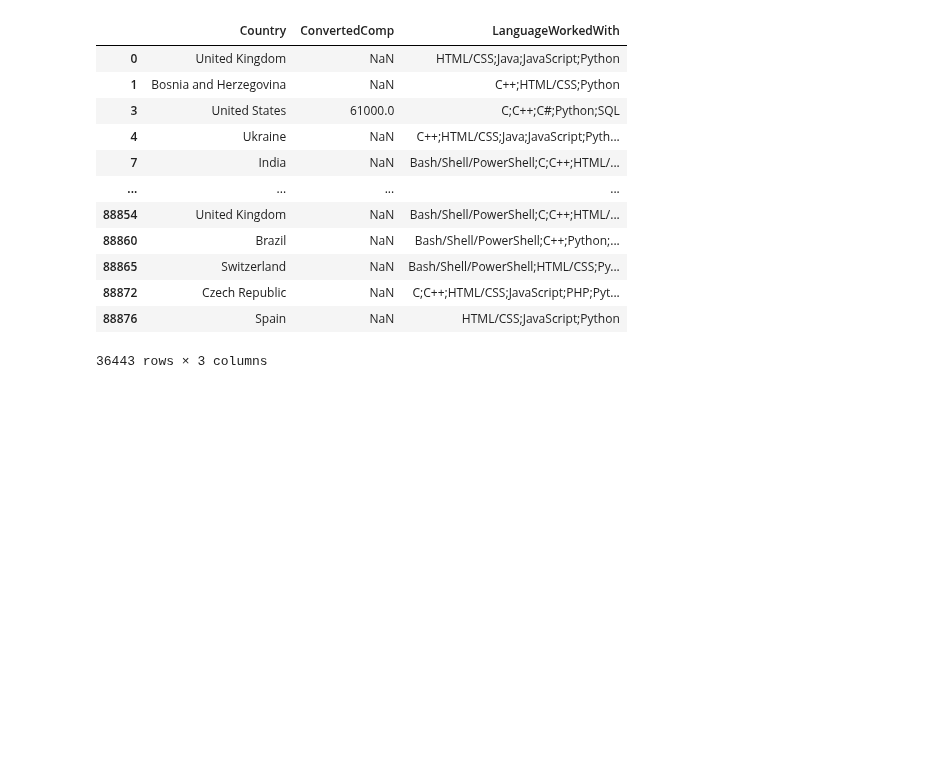
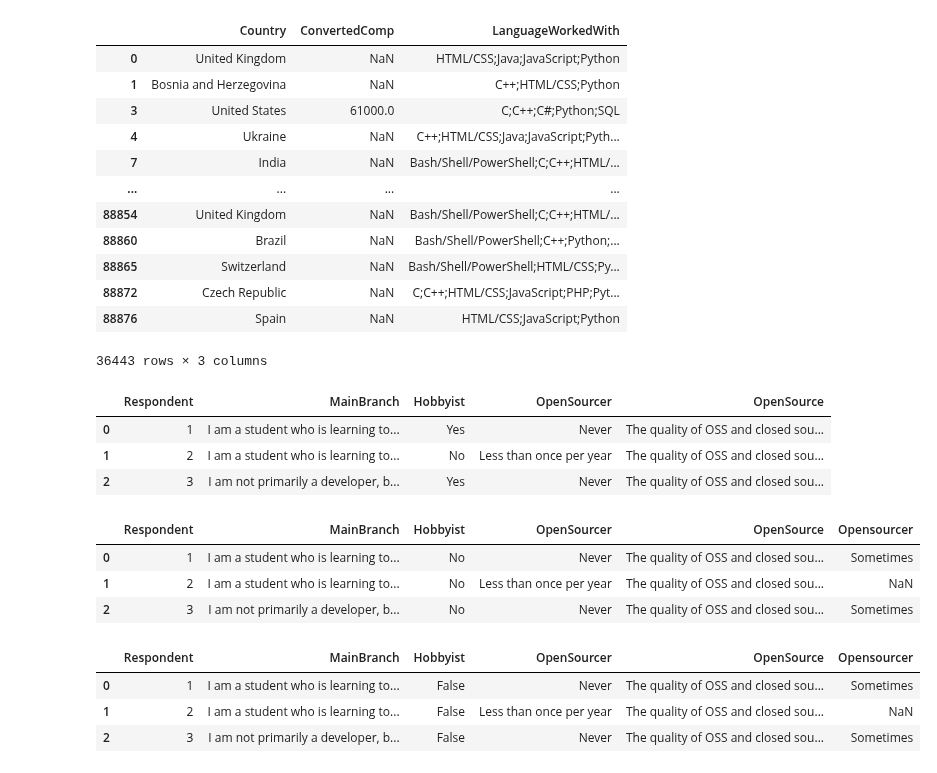
Before and after one commit to Raghav087/Python, a Jupyter notebook: pandas.ipynb, the cells around one changed output. Drawn from its saved outputs; the diff is of its cells as text; code cells hidden in the pictures; blank space fills up the shorter version.

```diff
--- a/pandas.ipynb
+++ b/pandas.ipynb
@@ -429,3 +481,30 @@ df.loc[filt,['Country','ConvertedComp','LanguageWorkedWith']]
 | 88872 | Czech Republic | NaN | C;C++;HTML/CSS;JavaScript;PHP;Pyt... |
 | 88876 | Spain | NaN | HTML/CSS;JavaScript;Python |
 36443 rows × 3 columns
+# %%
+df1=df.iloc[:,:5]
+df1.head(3)
+# %% [output]
+|  | Respondent | MainBranch | Hobbyist | OpenSourcer | OpenSource |
+| 0 | 1 | I am a student who is learning to... | Yes | Never | The quality of OSS and closed sou... |
+| 1 | 2 | I am a student who is learning to... | No | Less than once per year | The quality of OSS and closed sou... |
+| 2 | 3 | I am not primarily a developer, b... | Yes | Never | The quality of OSS and closed sou... |
+# %%
+#Replacing values in multiple columns with new values.
+filt=(df1['Hobbyist']=='Yes') & (df1['OpenSourcer']=='Never')
+df1.loc[filt,['Hobbyist','Opensourcer']]=['No','Sometimes']
+df1.head(3)
+# %% [output]
+|  | Respondent | MainBranch | Hobbyist | OpenSourcer | OpenSource | Opensourcer |
+| 0 | 1 | I am a student who is learning to... | No | Never | The quality of OSS and closed sou... | Sometimes |
+| 1 | 2 | I am a student who is learning to... | No | Less than once per year | The quality of OSS and closed sou... | NaN |
+| 2 | 3 | I am not primarily a developer, b... | No | Never | The quality of OSS and closed sou... | Sometimes |
+# %%
+df1['Hobbyist']=df1['Hobbyist'].replace({'Yes':True,'No':False})
+df1.head(3) #The 'replace' function can be used to replace values in one column with new values.
+#For replacing values across multiple columns, the indexing method with 'loc' function is better.
+# %% [output]
+|  | Respondent | MainBranch | Hobbyist | OpenSourcer | OpenSource | Opensourcer |
+| 0 | 1 | I am a student who is learning to... | False | Never | The quality of OSS and closed sou... | Sometimes |
+| 1 | 2 | I am a student who is learning to... | False | Less than once per year | The quality of OSS and closed sou... | NaN |
+| 2 | 3 | I am not primarily a developer, b... | False | Never | The quality of OSS and closed sou... | Sometimes |
```
Also changed, not shown: parts of 10 cells of this notebook.
